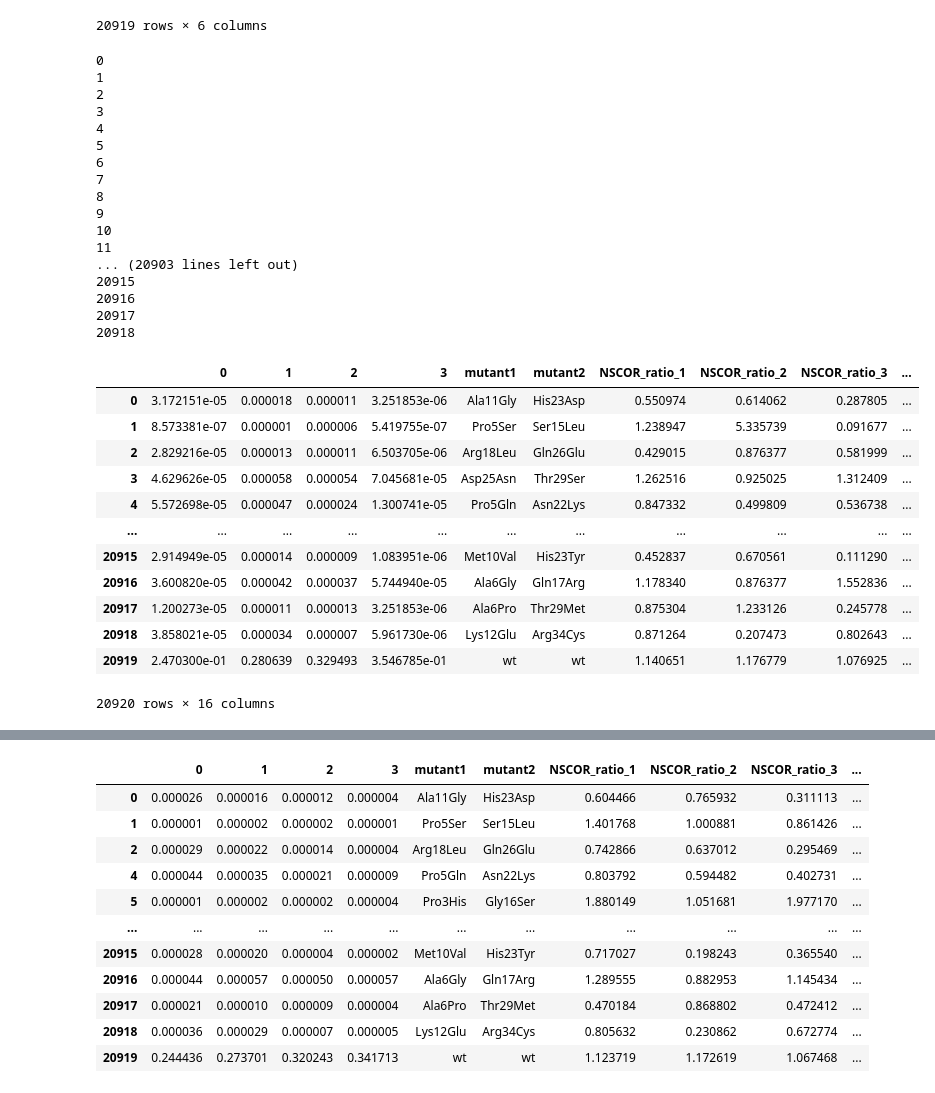
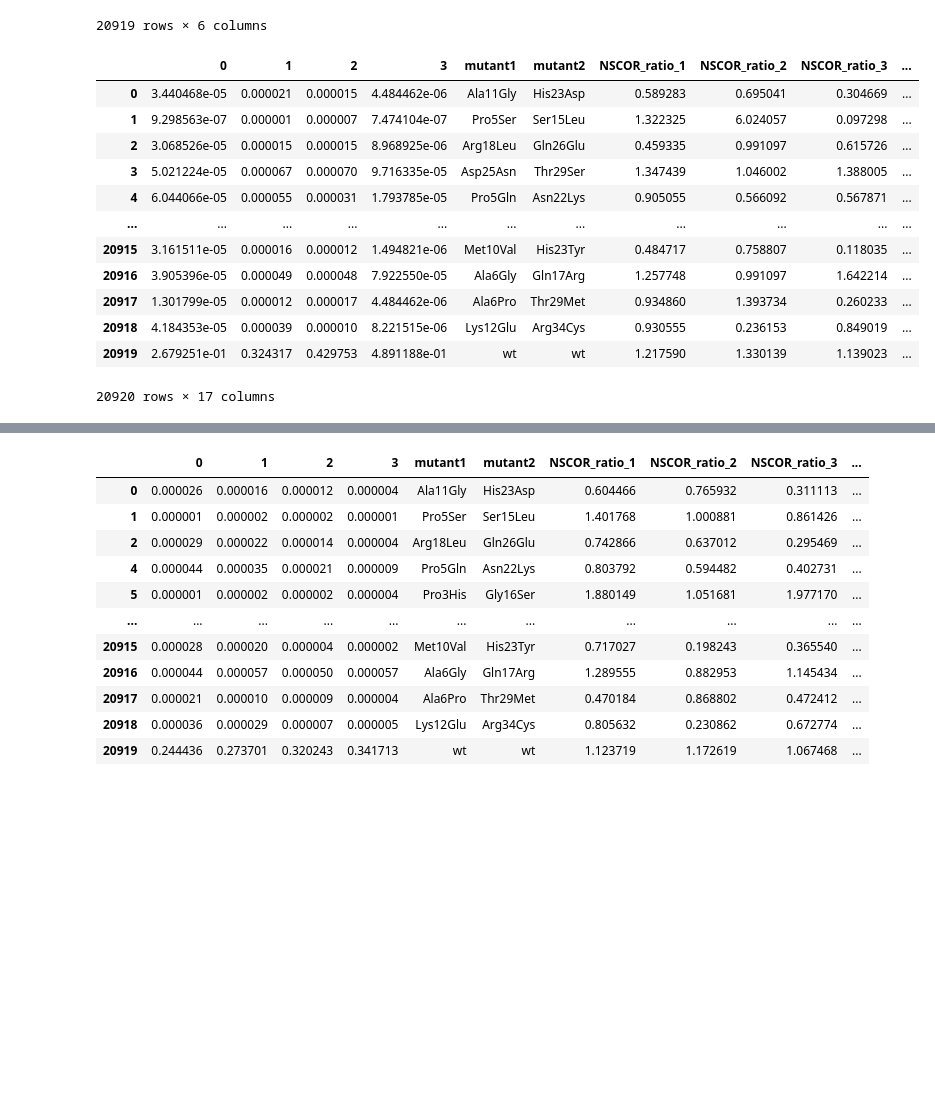
Before and after one commit to bartonlab/paper-DMS-inference, a Jupyter notebook: data/epistasis/epistasis_data_transform.ipynb, the cells around one changed output, grey strips where cells are left out. Saved outputs shown, nothing was run; the diff lists cells and outputs as text; code cells hidden in the pictures; blank space fills up the shorter version.

```diff
--- a/data/epistasis/epistasis_data_transform.ipynb
+++ b/data/epistasis/epistasis_data_transform.ipynb
@@ -187,8 +187,8 @@ double_count_table = double_count_table.drop('index', axis=1)
 double_count_table
 
 for i in range(4):
-    double_count_table[[i]]/=total_single_count[i]
-    single_count_table[[i]]/=total_double_count[i]
+    double_count_table[[i]]/=total_double_count[i]
+    single_count_table[[i]]/=total_single_count[i]
 df2 = {'index':'wt',
        0: wt_row['101208_c_'+str(0)].values[0]/total_single_count[0],
        1: wt_row['101208_c_'+str(1)].values[0]/total_single_count[1],
@@ -197,11 +197,12 @@ df2 = {'index':'wt',
 single_count_table = single_count_table.append(df2, ignore_index = True)
 df2 = {'mutant1':'wt',
        'mutant2':'wt',
-       0: wt_row['101208_c_'+str(0)].values[0]/total_single_count[0],
-       1: wt_row['101208_c_'+str(1)].values[0]/total_single_count[1],
-       2: wt_row['101208_c_'+str(2)].values[0]/total_single_count[2],
-       3: wt_row['101208_c_'+str(3)].values[0]/total_single_count[3]}
+       0: wt_row['101208_c_'+str(0)].values[0]/total_double_count[0],
+       1: wt_row['101208_c_'+str(1)].values[0]/total_double_count[1],
+       2: wt_row['101208_c_'+str(2)].values[0]/total_double_count[2],
+       3: wt_row['101208_c_'+str(3)].values[0]/total_double_count[3]}
 double_count_table = double_count_table.append(df2, ignore_index = True)
+# print(double_count_table[3].sum(), single_count_table[1].sum())
 for i in range(1,4):
 
     NSCOR_input = [k*(1-carryover_rate[i]) for k in single_count_table[i-1]]
@@ -228,7 +229,7 @@ double_count_table['projected_2'] = [np.log2(i*j) for i,j in zip(double_count_ta
 double_count_table['projected_3'] = [np.log2(i*j*k) for i,j,k in zip(double_count_table['NSCOR_ratio_1'].tolist(),
                                                                      double_count_table['NSCOR_ratio_2'].tolist(),
                                                                      double_count_table['NSCOR_ratio_3'].tolist())]
-
+# print(double_count_table[3].sum(), single_count_table[1].sum())
 slope = []
 for i in range(single_count_table.shape[0]):
 #     print(i)
@@ -255,65 +256,50 @@ for i in range(double_count_table.shape[0]):
 #         reg = LinearRegression().fit(X, y)
         slope.append(reg.coef_[0][0])
     else:
         slope.append(np.nan)
 
 double_count_table['slope_v'] = slope
 
-double_count_table = double_count_table.dropna()
-single_count_table = single_count_table.dropna()
-
+# double_count_table = double_count_table.dropna()
+# single_count_table = single_count_table.dropna()
+# print(double_count_table[3].sum(), single_count_table[1].sum())
 wt_score = single_count_table.loc[single_count_table['index']=='wt']['slope_v'].values[0]
 single_count_table['function_score'] = [2**(i-wt_score) for i in single_count_table['slope_v'].tolist()]
 single_count_table
 
 double_count_table['function_score'] = [2**(i-wt_score) for i in double_count_table['slope_v'].tolist()]
 double_count_table
-
+# print(double_count_table[3].sum(), single_count_table[1].sum())
 predicted_score = []
 single_mut_list = single_count_table['index'].tolist()
 for i in range(double_count_table.shape[0]-1):
 #     print(i)
     mut1 = double_count_table.iloc[i]['mutant1']
     mut2 = double_count_table.iloc[i]['mutant2']
     if mut1 in single_mut_list and mut2 in single_mut_list:
         single_score1 = single_count_table.loc[single_count_table['index']==mut1]['function_score'].values[0]
         single_score2 = single_count_table.loc[single_count_table['index']==mut2]['function_score'].values[0]
         predicted_score.append(single_score1*single_score2)
     else:
         predicted_score.append(np.nan)
 predicted_score.append(1)
+# print(double_count_table[3].sum(), single_count_table[1].sum())
+
 double_count_table['predicted_score'] = predicted_score
 double_count_table['epistasis_paper'] = double_count_table['function_score'] - double_count_table['predicted_score']
-double_count_table = double_count_table.dropna()
+double_count_table = double_count_table.fillna(0)
 double_count_table
 # %% [output]
+|  | 0 | 1 | 2 | 3 | mutant1 | mutant2 | NSCOR_ratio_1 | NSCOR_ratio_2 | NSCOR_ratio_3 | ... |
+| 0 | 3.440468e-05 | 0.000021 | 0.000015 | 4.484462e-06 | Ala11Gly | His23Asp | 0.589283 | 0.695041 | 0.304669 | ... |
+| 1 | 9.298563e-07 | 0.000001 | 0.000007 | 7.474104e-07 | Pro5Ser | Ser15Leu | 1.322325 | 6.024057 | 0.097298 | ... |
+| 2 | 3.068526e-05 | 0.000015 | 0.000015 | 8.968925e-06 | Arg18Leu | Gln26Glu | 0.459335 | 0.991097 | 0.615726 | ... |
+| 3 | 5.021224e-05 | 0.000067 | 0.000070 | 9.716335e-05 | Asp25Asn | Thr29Ser | 1.347439 | 1.046002 | 1.388005 | ... |
+| 4 | 6.044066e-05 | 0.000055 | 0.000031 | 1.793785e-05 | Pro5Gln | Asn22Lys | 0.905055 | 0.566092 | 0.567871 | ... |
+| ... | ... | ... | ... | ... | ... | ... | ... | ... | ... | ... |
+| 20915 | 3.161511e-05 | 0.000016 | 0.000012 | 1.494821e-06 | Met10Val | His23Tyr | 0.484717 | 0.758807 | 0.118035 | ... |
+| 20916 | 3.905396e-05 | 0.000049 | 0.000048 | 7.922550e-05 | Ala6Gly | Gln17Arg | 1.257748 | 0.991097 | 1.642214 | ... |
+| 20917 | 1.301799e-05 | 0.000012 | 0.000017 | 4.484462e-06 | Ala6Pro | Thr29Met | 0.934860 | 1.393734 | 0.260233 | ... |
+| 20918 | 4.184353e-05 | 0.000039 | 0.000010 | 8.221515e-06 | Lys12Glu | Arg34Cys | 0.930555 | 0.236153 | 0.849019 | ... |
+| 20919 | 2.679251e-01 | 0.324317 | 0.429753 | 4.891188e-01 | wt | wt | 1.217590 | 1.330139 | 1.139023 | ... |
-0
-1
-2
-3
-4
-5
-6
-7
-8
-9
-10
-11
-... (20903 lines left out)
-20915
-20916
-20917
-20918
+20920 rows × 17 columns
-|  | 0 | 1 | 2 | 3 | mutant1 | mutant2 | NSCOR_ratio_1 | NSCOR_ratio_2 | NSCOR_ratio_3 | ... |
-| 0 | 3.172151e-05 | 0.000018 | 0.000011 | 3.251853e-06 | Ala11Gly | His23Asp | 0.550974 | 0.614062 | 0.287805 | ... |
-| 1 | 8.573381e-07 | 0.000001 | 0.000006 | 5.419755e-07 | Pro5Ser | Ser15Leu | 1.238947 | 5.335739 | 0.091677 | ... |
-| 2 | 2.829216e-05 | 0.000013 | 0.000011 | 6.503705e-06 | Arg18Leu | Gln26Glu | 0.429015 | 0.876377 | 0.581999 | ... |
-| 3 | 4.629626e-05 | 0.000058 | 0.000054 | 7.045681e-05 | Asp25Asn | Thr29Ser | 1.262516 | 0.925025 | 1.312409 | ... |
-| 4 | 5.572698e-05 | 0.000047 | 0.000024 | 1.300741e-05 | Pro5Gln | Asn22Lys | 0.847332 | 0.499809 | 0.536738 | ... |
-| ... | ... | ... | ... | ... | ... | ... | ... | ... | ... | ... |
-| 20915 | 2.914949e-05 | 0.000014 | 0.000009 | 1.083951e-06 | Met10Val | His23Tyr | 0.452837 | 0.670561 | 0.111290 | ... |
-| 20916 | 3.600820e-05 | 0.000042 | 0.000037 | 5.744940e-05 | Ala6Gly | Gln17Arg | 1.178340 | 0.876377 | 1.552836 | ... |
-| 20917 | 1.200273e-05 | 0.000011 | 0.000013 | 3.251853e-06 | Ala6Pro | Thr29Met | 0.875304 | 1.233126 | 0.245778 | ... |
-| 20918 | 3.858021e-05 | 0.000034 | 0.000007 | 5.961730e-06 | Lys12Glu | Arg34Cys | 0.871264 | 0.207473 | 0.802643 | ... |
-| 20919 | 2.470300e-01 | 0.280639 | 0.329493 | 3.546785e-01 | wt | wt | 1.140651 | 1.176779 | 1.076925 | ... |
-20920 rows × 16 columns
```
Also changed, not shown: parts of 3 cells of this notebook, 11 other files.
